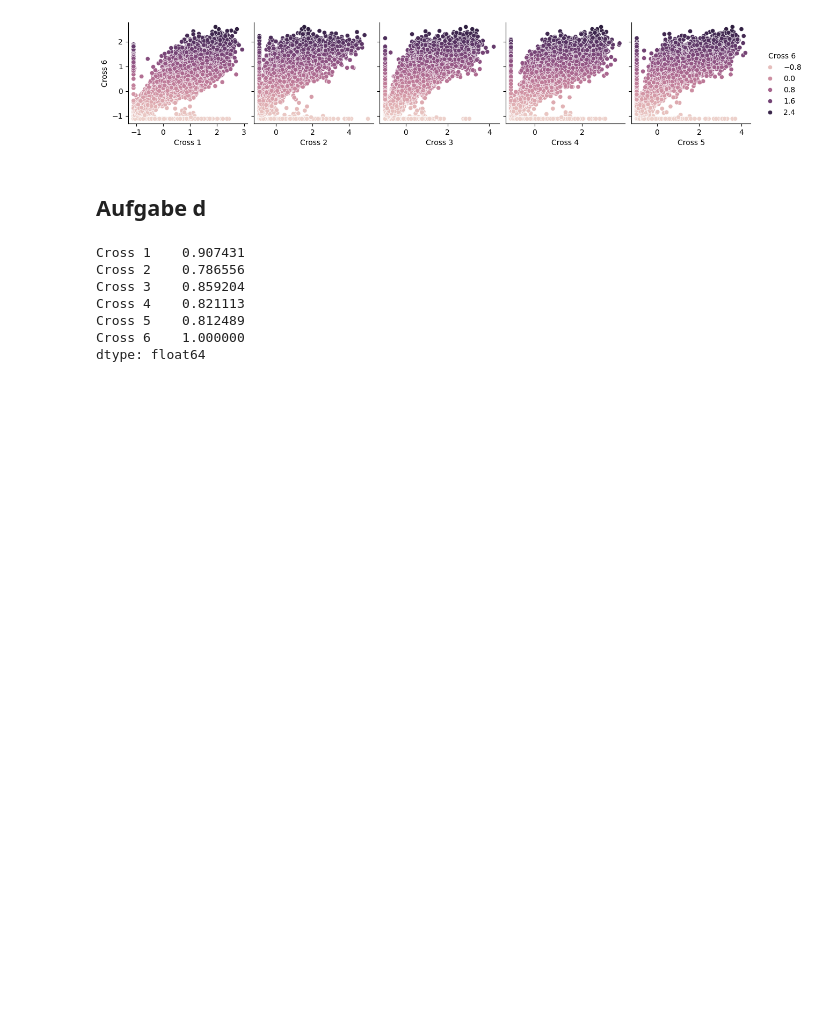
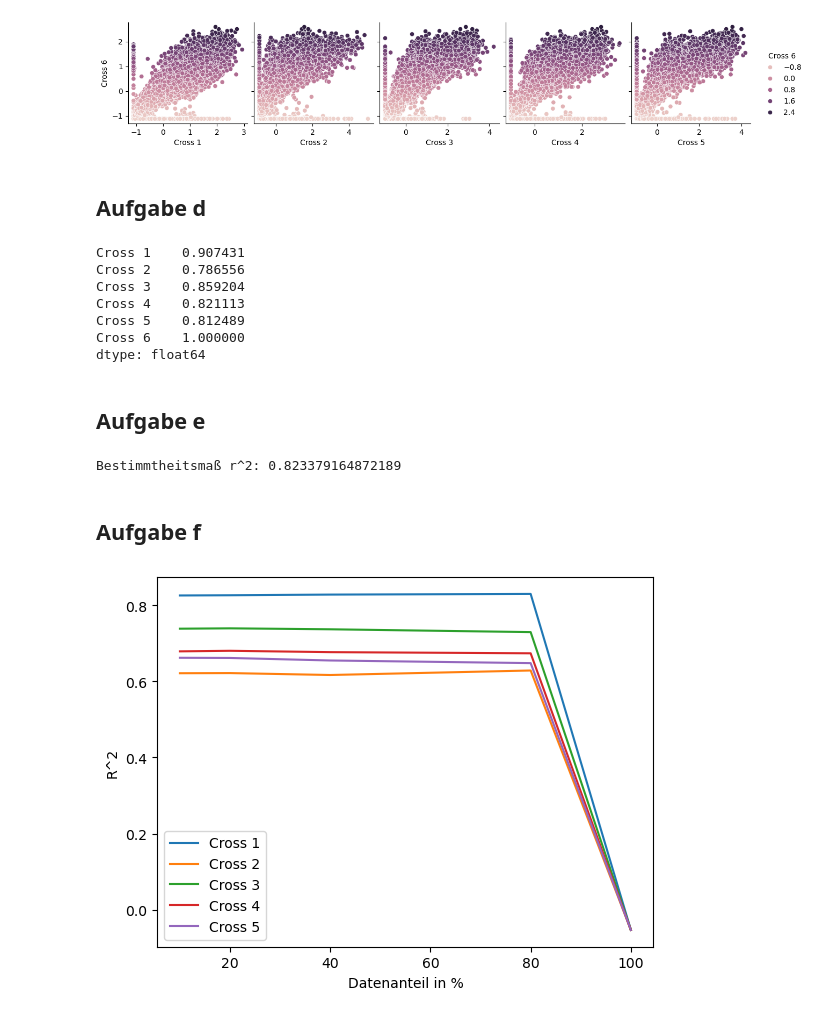
Before and after one commit to TieRub/DMg_2026, a Jupyter notebook: B1/Road Traffic Jacobs Version.ipynb, the cells around one changed output. Drawn from its saved outputs; the diff is of its cells as text; code cells hidden in the pictures; blank space fills up the shorter version.

Commit message:
ADD: Jacobs Version, alle Aufgaben ab Aufgabe e

```diff
--- a/B1/Road Traffic Jacobs Version.ipynb
+++ b/B1/Road Traffic Jacobs Version.ipynb
@@ -251,3 +250,68 @@ Cross 4    0.821113
 Cross 5    0.812489
 Cross 6    1.000000
 dtype: float64
+# %% [markdown]
+## Aufgabe e
+# %%
+import sklearn
+
+# Bestimmtheitsmaß r^2 berechnet
+x_z_standardisiert = z_standardisiert.drop('Cross 6', axis=1)
+x_road_traffic_df = road_traffic_df.drop('Cross 6', axis=1)
+
+road_traffic_sk = sklearn.linear_model.LinearRegression().fit(x_z_standardisiert, z_standardisiert['Cross 6'])
+sk_predicted = road_traffic_sk.predict(x_road_traffic_df)
+r_2 = sklearn.metrics.r2_score(y_true=road_traffic_df['Cross 6'], y_pred=sk_predicted)
+
+print(f"Bestimmtheitsmaß r^2: {r_2}")
+# %% [output]
+Bestimmtheitsmaß r^2: 0.823379164872189
+# %% [markdown]
+## Aufgabe f
+# %%
+# Güte für 5 Regressionsmodelle berechnen
+for col in x_z_standardisiert:
+    col_df = pd.DataFrame(x_z_standardisiert[col])
+
+    # Test-Train-Splits
+    X_train01, X_test01, y_train01, y_test01 = sklearn.model_selection.train_test_split(col_df, road_traffic_df['Cross 6'], train_size=0.1, random_state=123)
+    X_train02, X_test02, y_train02, y_test02 = sklearn.model_selection.train_test_split(col_df, road_traffic_df['Cross 6'], train_size=0.2, random_state=123)
+    X_train04, X_test04, y_train04, y_test04 = sklearn.model_selection.train_test_split(col_df, road_traffic_df['Cross 6'], train_size=0.4, random_state=123)
+    X_train08, X_test08, y_train08, y_test08 = sklearn.model_selection.train_test_split(col_df, road_traffic_df['Cross 6'], train_size=0.8, random_state=123)
+    X_train10, X_test10, y_train10, y_test10 = sklearn.model_selection.train_test_split(col_df, road_traffic_df['Cross 6'], train_size=1, random_state=123)
+
+    sk01 = sklearn.linear_model.LinearRegression().fit(X_train01, y_train01)
+    sk_predicted01 = sk01.predict(X_test01)
+    r_201 = sklearn.metrics.r2_score(y_true=y_test01, y_pred=sk_predicted01)
+
+    sk02 = sklearn.linear_model.LinearRegression().fit(X_train02, y_train02)
+    sk_predicted02 = sk02.predict(X_test02)
+    r_202 = sklearn.metrics.r2_score(y_true=y_test02, y_pred=sk_predicted02)
+
+    sk04 = sklearn.linear_model.LinearRegression().fit(X_train04, y_train04)
+    sk_predicted04 = sk04.predict(X_test04)
+    r_204 = sklearn.metrics.r2_score(y_true=y_test04, y_pred=sk_predicted04)
+
+    sk08 = sklearn.linear_model.LinearRegression().fit(X_train08, y_train08)
+    sk_predicted08 = sk08.predict(X_test08)
+    r_208 = sklearn.metrics.r2_score(y_true=y_test08, y_pred=sk_predicted08)
+
+    sk10 = sklearn.linear_model.LinearRegression().fit(X_train10, y_train10)
+    sk_predicted10 = sk10.predict(X_test10)
+    r_210 = sklearn.metrics.r2_score(y_true=y_test10, y_pred=sk_predicted10)
+
+    # Prozentwerte für Plot
+    dev_x = [10, 20, 40, 80, 100]
+
+    # R^2 Werte
+    dev_y = [r_201, r_202, r_204, r_208, r_210]
+
+    # Vergleiche Merkmale in einem Plot
+    plt.plot(dev_x, dev_y, label=col)
+
+plt.xlabel('Datenanteil in %')
+plt.ylabel('R^2')
+plt.legend(loc='best')
+plt.show()
+# %% [output]
+[figure, added]
```
Also changed, not shown: parts of 5 cells of this notebook.
